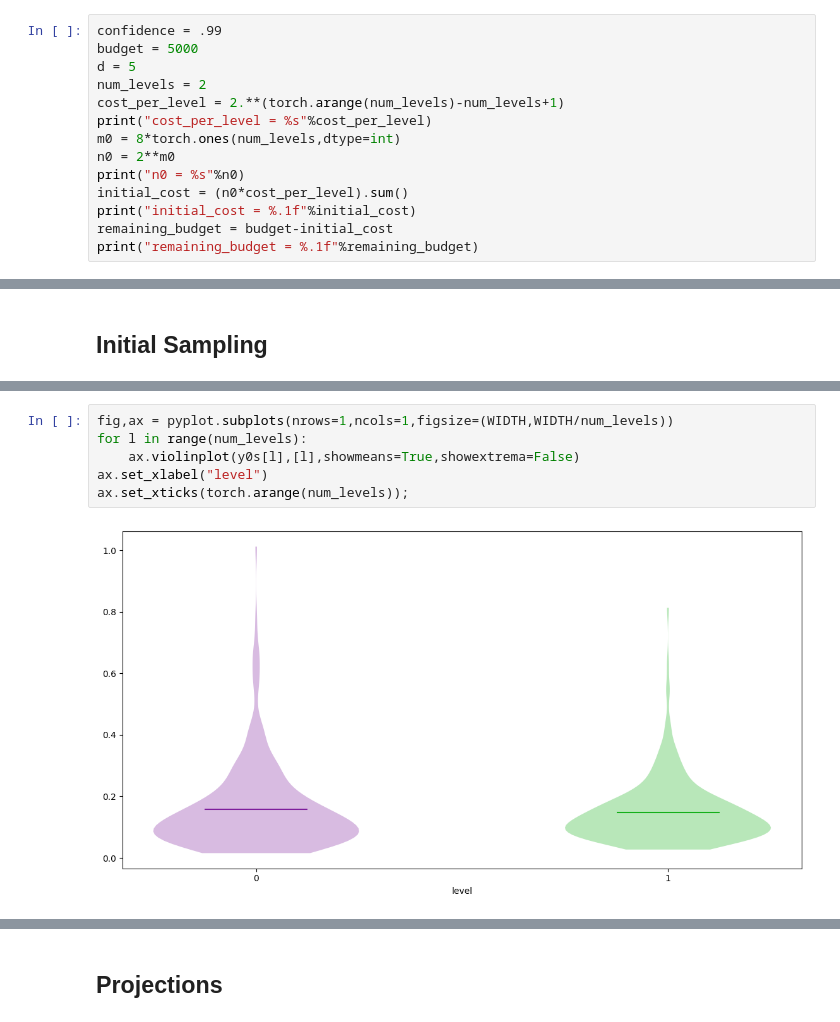
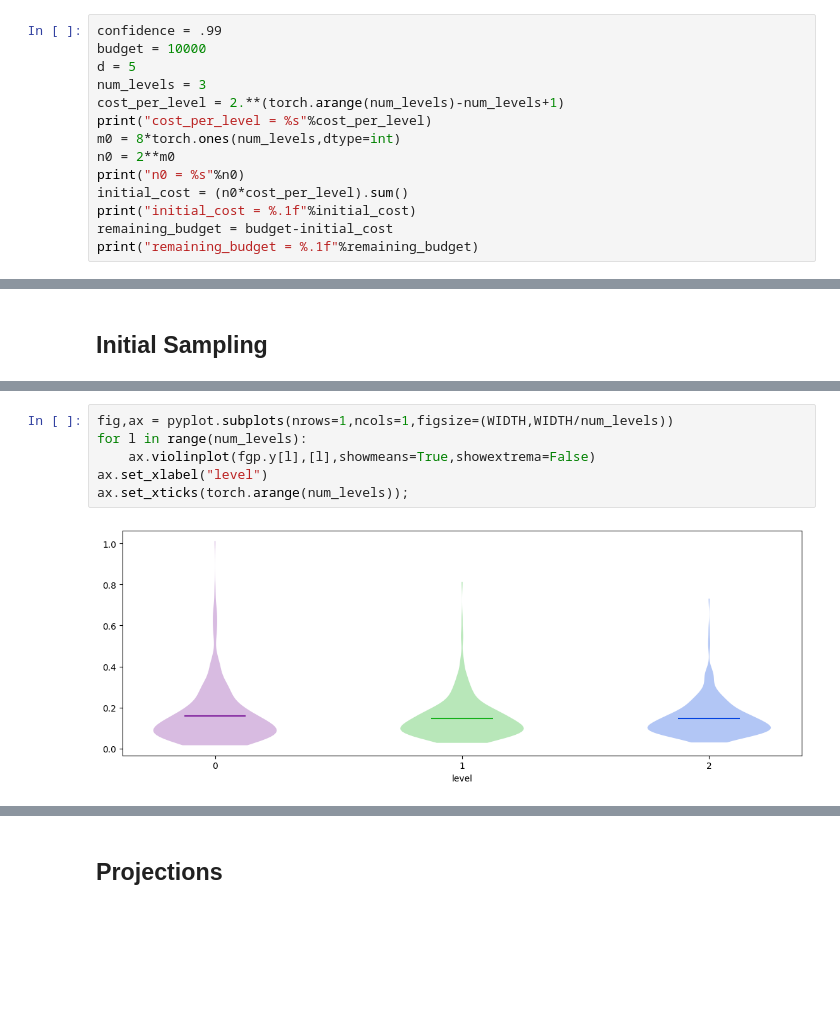
Before and after one commit to sandialabs/mlqmcpy, a Jupyter notebook: examples/mifgp.ipynb, the cells around one changed output, grey strips where cells are left out. Cells and saved outputs as stored; diff of their text form; blank space fills up the shorter version.

```diff
--- a/examples/mifgp.ipynb
+++ b/examples/mifgp.ipynb
@@ -20,9 +20,9 @@ WIDTH = 2*(500/72)
 ## Parameters
 # %%
 confidence = .99
-budget = 5000
+budget = 10000
 d = 5
-num_levels = 2
+num_levels = 3
 cost_per_level = 2.**(torch.arange(num_levels)-num_levels+1)
 print("cost_per_level = %s"%cost_per_level)
 m0 = 8*torch.ones(num_levels,dtype=int)
@@ -77,11 +77,11 @@ pcerror0 = 1.17e-02
 # %%
 fig,ax = pyplot.subplots(nrows=1,ncols=1,figsize=(WIDTH,WIDTH/num_levels))
 for l in range(num_levels):
-    ax.violinplot(y0s[l],[l],showmeans=True,showextrema=False)
+    ax.violinplot(fgp.y[l],[l],showmeans=True,showextrema=False)
 ax.set_xlabel("level")
 ax.set_xticks(torch.arange(num_levels));
 # %% [output]
-[figure, old version]
+[figure, new version]
 # %%
 SPACING = .25
 fig,ax = pyplot.subplots(nrows=1,ncols=1,figsize=(WIDTH/2,WIDTH/2))
```
Also changed, not shown: parts of 10 cells of this notebook.
